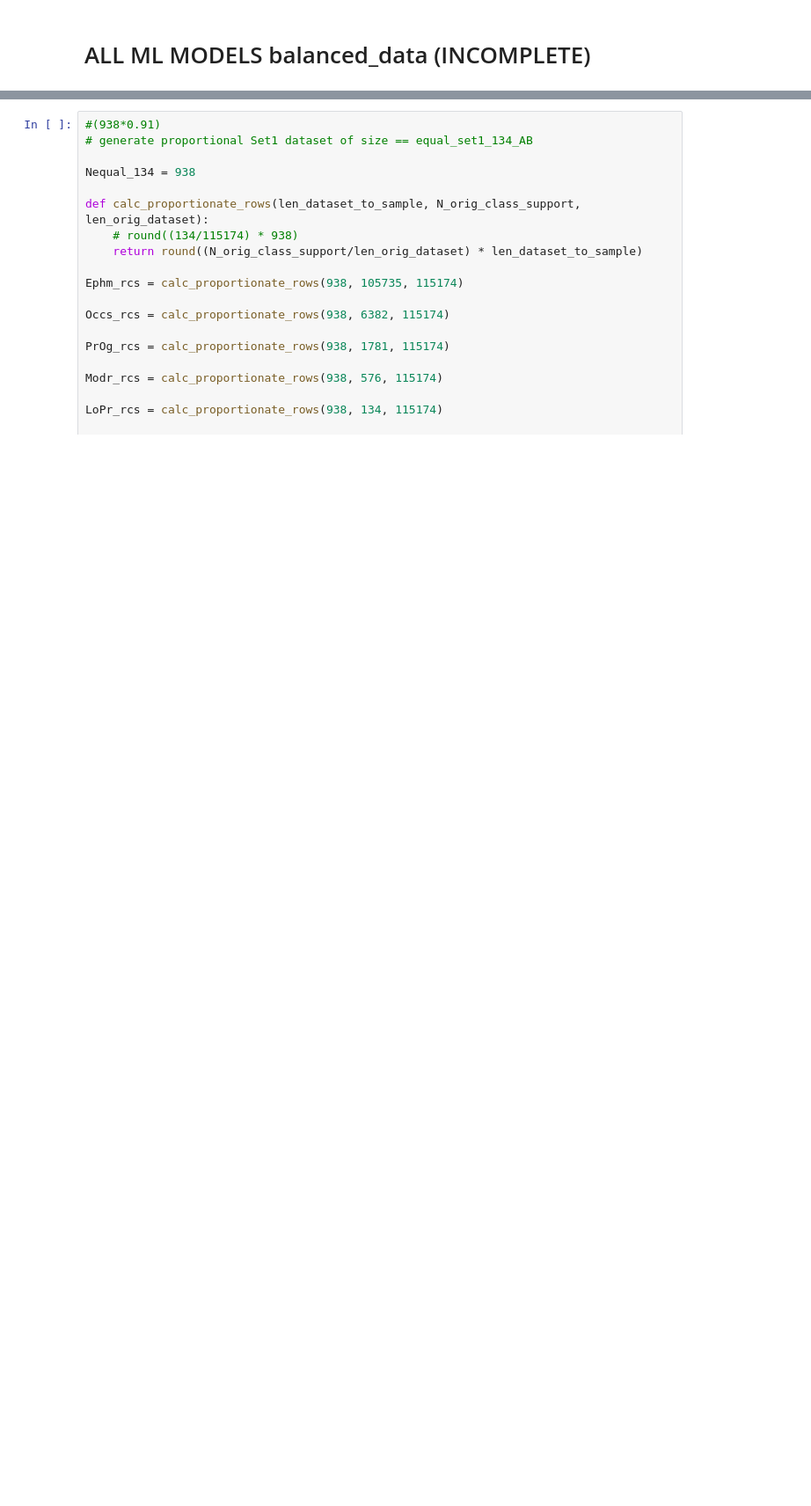
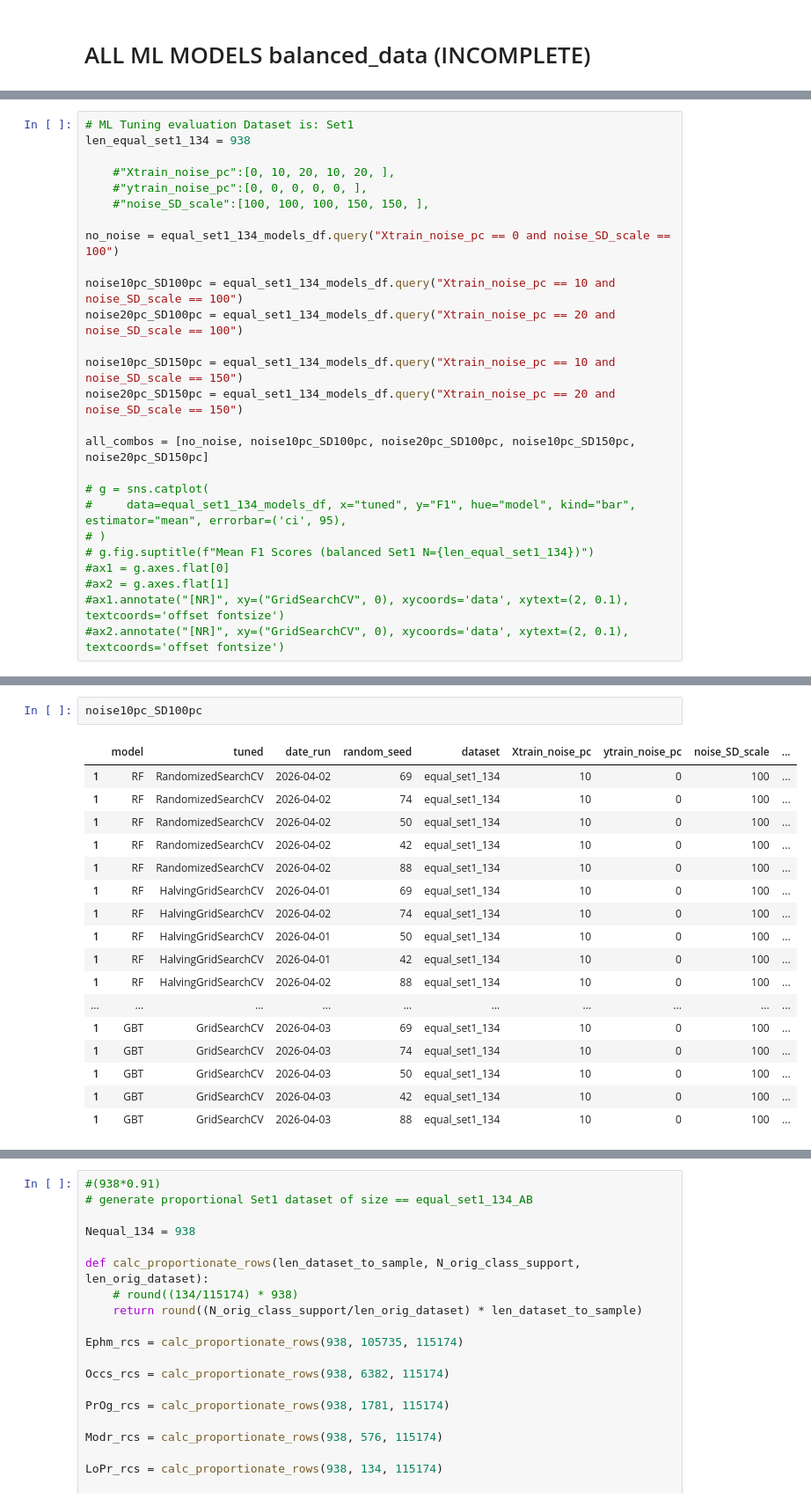
Before and after one commit to FlicAnderson/RSE-personas, a Jupyter notebook: githubanalysis/notebooks/SERS26-ML.ipynb, the cells around one changed output, grey strips where cells are left out. Shown at 88% size. Saved outputs shown, nothing was run; the diff lists cells and outputs as text; blank space fills up the shorter version.

```diff
--- a/githubanalysis/notebooks/SERS26-ML.ipynb
+++ b/githubanalysis/notebooks/SERS26-ML.ipynb
@@ -1748,0 +1758,26 @@ equal_set1_134_models_df.groupby(["model", "tuned", "Xtrain_noise_pc", "noise_SD
+# %%
+# ML Tuning evaluation Dataset is: Set1
+len_equal_set1_134 = 938
+
+    #"Xtrain_noise_pc":[0, 10, 20, 10, 20, ],
+    #"ytrain_noise_pc":[0, 0, 0, 0, 0, ],
+    #"noise_SD_scale":[100, 100, 100, 150, 150, ],
+
+no_noise = equal_set1_134_models_df.query("Xtrain_noise_pc == 0 and noise_SD_scale == 100")
+
+noise10pc_SD100pc = equal_set1_134_models_df.query("Xtrain_noise_pc == 10 and noise_SD_scale == 100")
+noise20pc_SD100pc = equal_set1_134_models_df.query("Xtrain_noise_pc == 20 and noise_SD_scale == 100")
+
+noise10pc_SD150pc = equal_set1_134_models_df.query("Xtrain_noise_pc == 10 and noise_SD_scale == 150")
+noise20pc_SD150pc = equal_set1_134_models_df.query("Xtrain_noise_pc == 20 and noise_SD_scale == 150")
+
+all_combos = [no_noise, noise10pc_SD100pc, noise20pc_SD100pc, noise10pc_SD150pc, noise20pc_SD150pc]
+
+# g = sns.catplot(
+#     data=equal_set1_134_models_df, x="tuned", y="F1", hue="model", kind="bar", estimator="mean", errorbar=('ci', 95),
+# )
+# g.fig.suptitle(f"Mean F1 Scores (balanced Set1 N={len_equal_set1_134})")
+#ax1 = g.axes.flat[0]
+#ax2 = g.axes.flat[1]
+#ax1.annotate("[NR]", xy=("GridSearchCV", 0), xycoords='data', xytext=(2, 0.1), textcoords='offset fontsize')
+#ax2.annotate("[NR]", xy=("GridSearchCV", 0), xycoords='data', xytext=(2, 0.1), textcoords='offset fontsize')
@@ -1748,0 +1812,20 @@ equal_set1_134_models_df.groupby(["model", "tuned", "Xtrain_noise_pc", "noise_SD
+# %%
+noise10pc_SD100pc
+# %% [output]
+|  | model | tuned | date_run | random_seed | dataset | Xtrain_noise_pc | ytrain_noise_pc | noise_SD_scale | ... |
+| 1 | RF | RandomizedSearchCV | 2026-04-02 | 69 | equal_set1_134 | 10 | 0 | 100 | ... |
+| 1 | RF | RandomizedSearchCV | 2026-04-02 | 74 | equal_set1_134 | 10 | 0 | 100 | ... |
+| 1 | RF | RandomizedSearchCV | 2026-04-02 | 50 | equal_set1_134 | 10 | 0 | 100 | ... |
+| 1 | RF | RandomizedSearchCV | 2026-04-02 | 42 | equal_set1_134 | 10 | 0 | 100 | ... |
+| 1 | RF | RandomizedSearchCV | 2026-04-02 | 88 | equal_set1_134 | 10 | 0 | 100 | ... |
+| 1 | RF | HalvingGridSearchCV | 2026-04-01 | 69 | equal_set1_134 | 10 | 0 | 100 | ... |
+| 1 | RF | HalvingGridSearchCV | 2026-04-02 | 74 | equal_set1_134 | 10 | 0 | 100 | ... |
+| 1 | RF | HalvingGridSearchCV | 2026-04-01 | 50 | equal_set1_134 | 10 | 0 | 100 | ... |
+| 1 | RF | HalvingGridSearchCV | 2026-04-01 | 42 | equal_set1_134 | 10 | 0 | 100 | ... |
+| 1 | RF | HalvingGridSearchCV | 2026-04-02 | 88 | equal_set1_134 | 10 | 0 | 100 | ... |
+| ... | ... | ... | ... | ... | ... | ... | ... | ... | ... |
+| 1 | GBT | GridSearchCV | 2026-04-03 | 69 | equal_set1_134 | 10 | 0 | 100 | ... |
+| 1 | GBT | GridSearchCV | 2026-04-03 | 74 | equal_set1_134 | 10 | 0 | 100 | ... |
+| 1 | GBT | GridSearchCV | 2026-04-03 | 50 | equal_set1_134 | 10 | 0 | 100 | ... |
+| 1 | GBT | GridSearchCV | 2026-04-03 | 42 | equal_set1_134 | 10 | 0 | 100 | ... |
+| 1 | GBT | GridSearchCV | 2026-04-03 | 88 | equal_set1_134 | 10 | 0 | 100 | ... |
```
Also changed, not shown: parts of 20 cells of this notebook.
